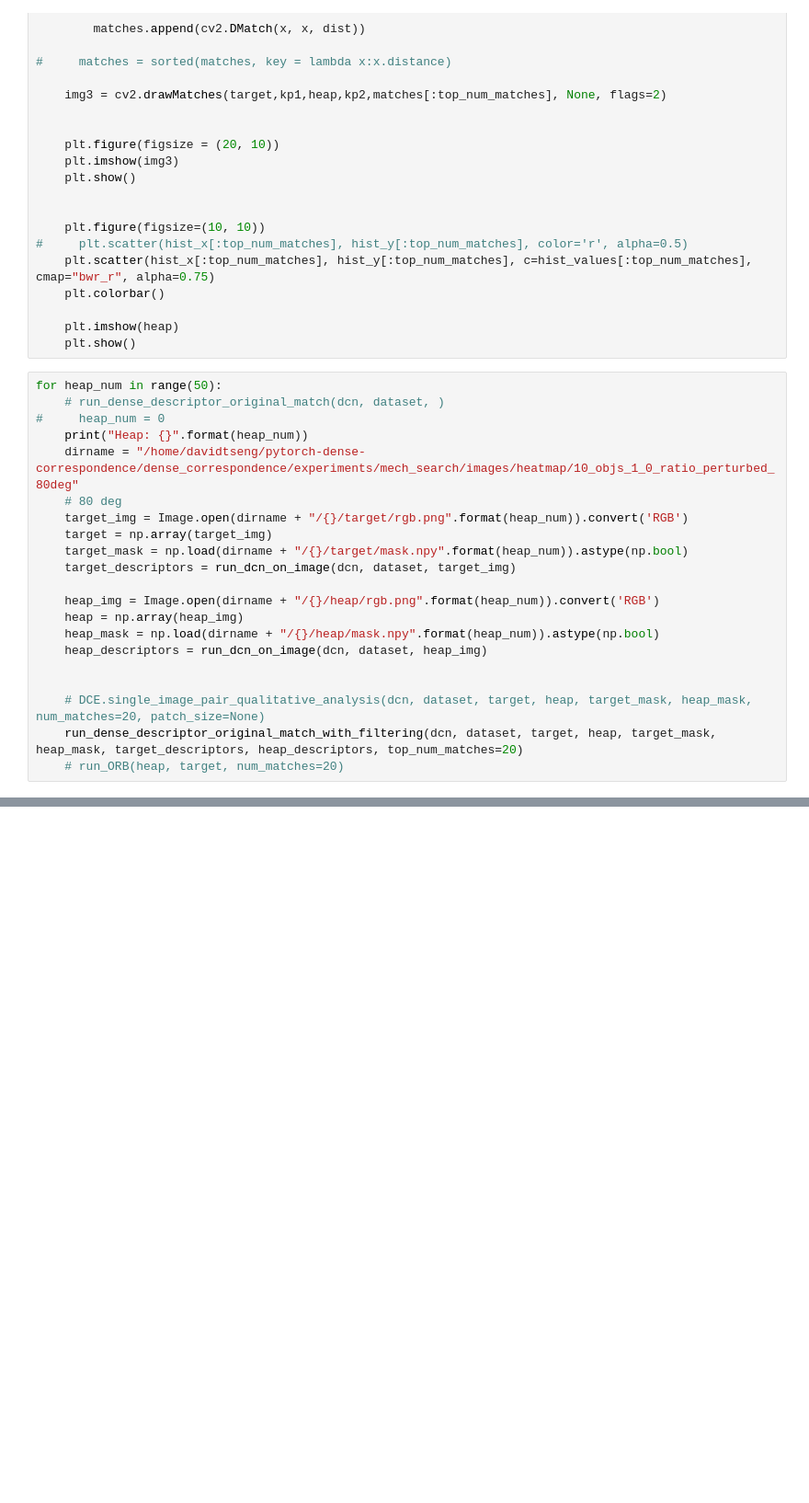
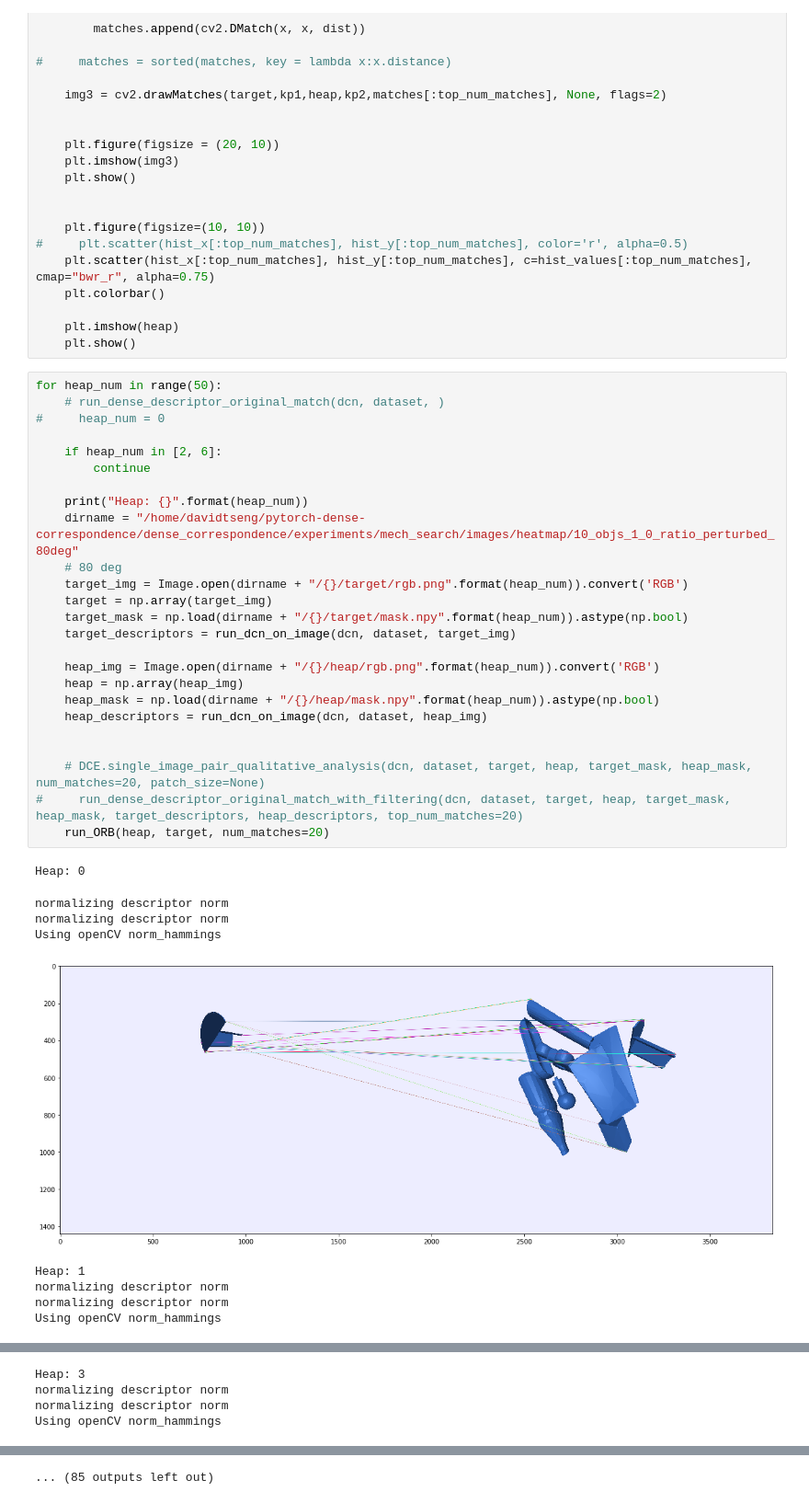
Before and after one commit to dtseng/pytorch-dense-correspondence, a Jupyter notebook: dense_correspondence/experiments/mech_search/test_heat_map.ipynb, the cells around one changed output, grey strips where cells are left out. Shown at 92% size. Drawn from its saved outputs; the diff is of its cells as text; blank space fills up the shorter version.

```diff
--- a/dense_correspondence/experiments/mech_search/test_heat_map.ipynb
+++ b/dense_correspondence/experiments/mech_search/test_heat_map.ipynb
@@ -258,21 +258,35 @@ def run_dense_descriptor_original_match_with_filtering(dcn, dataset, target, hea
 # %%
 for heap_num in range(50):
     # run_dense_descriptor_original_match(dcn, dataset, )
 #     heap_num = 0
+
+    if heap_num in [2, 6]:
+        continue
+
     print("Heap: {}".format(heap_num))
     dirname = "/home/davidtseng/pytorch-dense-correspondence/dense_correspondence/experiments/mech_search/images/heatmap/10_objs_1_0_ratio_perturbed_80deg"
     # 80 deg
     target_img = Image.open(dirname + "/{}/target/rgb.png".format(heap_num)).convert('RGB')
     target = np.array(target_img)
     target_mask = np.load(dirname + "/{}/target/mask.npy".format(heap_num)).astype(np.bool)
     target_descriptors = run_dcn_on_image(dcn, dataset, target_img)
 
     heap_img = Image.open(dirname + "/{}/heap/rgb.png".format(heap_num)).convert('RGB')
     heap = np.array(heap_img)
     heap_mask = np.load(dirname + "/{}/heap/mask.npy".format(heap_num)).astype(np.bool)
     heap_descriptors = run_dcn_on_image(dcn, dataset, heap_img)
 
 
     # DCE.single_image_pair_qualitative_analysis(dcn, dataset, target, heap, target_mask, heap_mask, num_matches=20, patch_size=None)
-    run_dense_descriptor_original_match_with_filtering(dcn, dataset, target, heap, target_mask, heap_mask, target_descriptors, heap_descriptors, top_num_matches=20)
-    # run_ORB(heap, target, num_matches=20)
+#     run_dense_descriptor_original_match_with_filtering(dcn, dataset, target, heap, target_mask, heap_mask, target_descriptors, heap_descriptors, top_num_matches=20)
+    run_ORB(heap, target, num_matches=20)
+# %% [output]
+Heap: 0
+normalizing descriptor norm
+normalizing descriptor norm
+Using openCV norm_hammings
+[figure, added]
+Heap: 1
+normalizing descriptor norm
+normalizing descriptor norm
+Using openCV norm_hammings
@@ -278,0 +294,4 @@ for heap_num in range(50):
+Heap: 3
+normalizing descriptor norm
+normalizing descriptor norm
+Using openCV norm_hammings
@@ -278,0 +313 @@ for heap_num in range(50):
+... (85 outputs left out)
```
Also changed, not shown: parts of 1 cell of this notebook, 5 other files.
